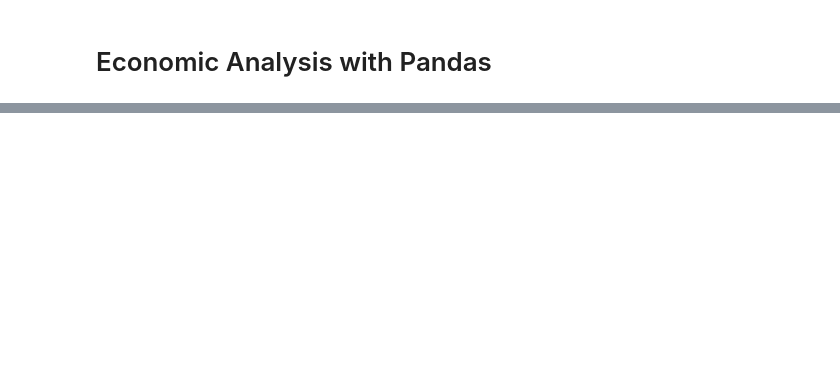
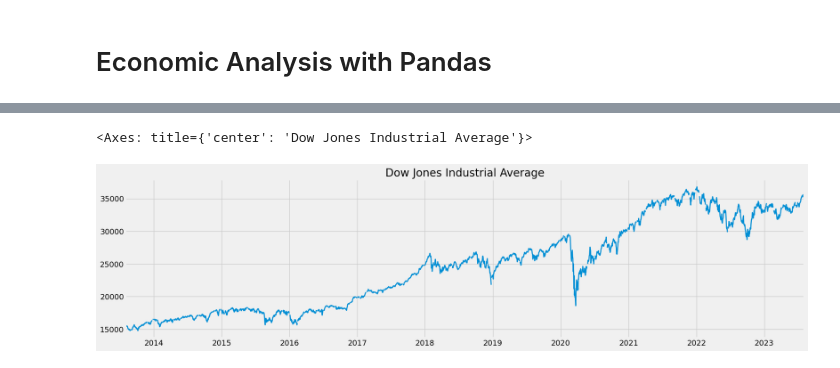
Before and after one commit to WackyChomp/data-analysis, a Jupyter notebook: 1-fred/1-economic-analysis.ipynb, the cells around one changed output, grey strips where cells are left out. Cells and saved outputs as stored; diff of their text form; code cells hidden in the pictures; blank space fills up the shorter version.

```diff
--- a/1-fred/1-economic-analysis.ipynb
+++ b/1-fred/1-economic-analysis.ipynb
@@ -51,0 +68,6 @@ snp_search.head()     # first 5 in descending order
+# %%
+djia = fred.get_series(series_id = 'DJIA')
+djia.plot(figsize=(20,5), title='Dow Jones Industrial Average', lw=2)
+# %% [output]
+<Axes: title={'center': 'Dow Jones Industrial Average'}>
+[figure, added]
```
Also changed, not shown: parts of 6 cells of this notebook.
